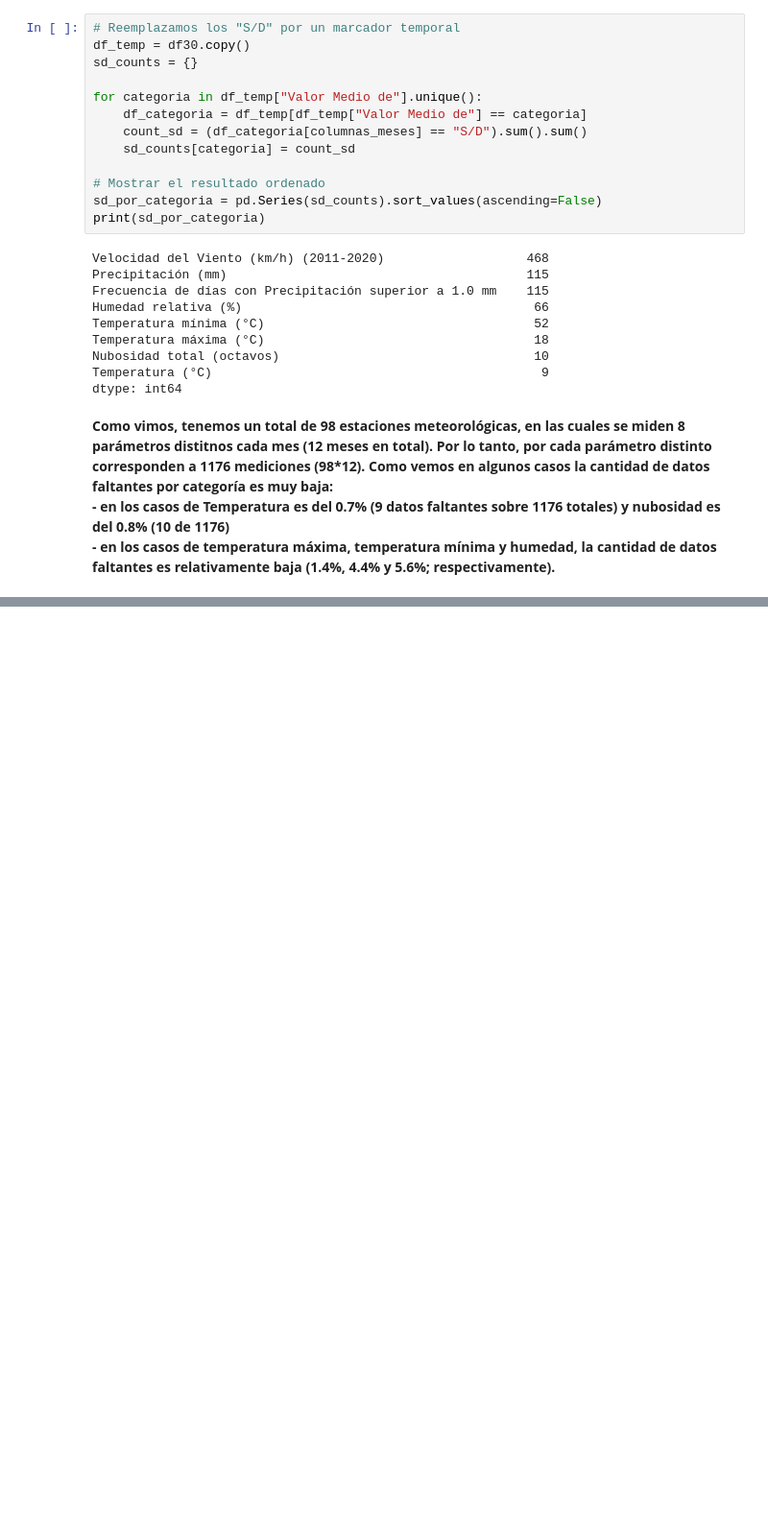
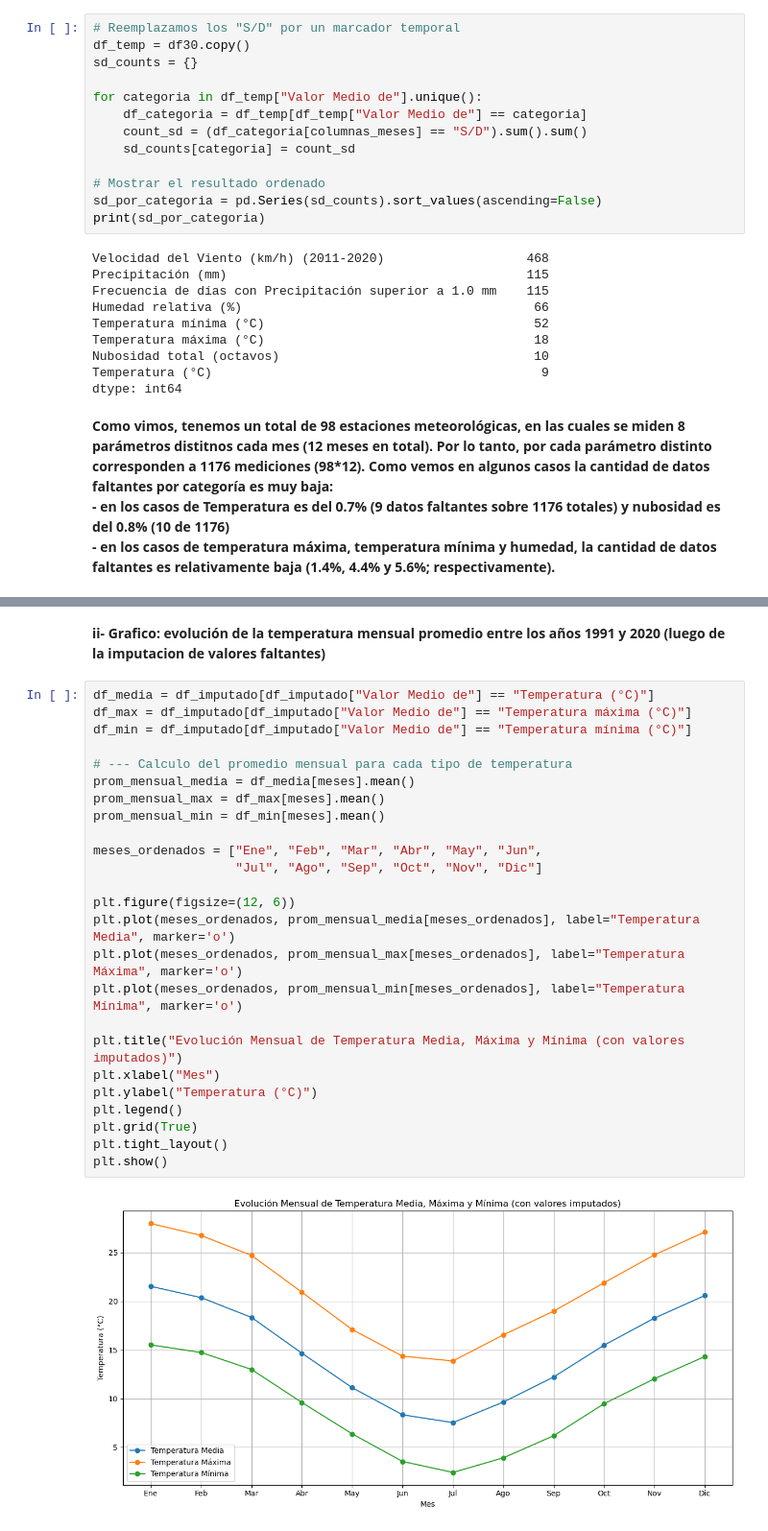
Before and after one commit to jFet1/AdD-TP, a Jupyter notebook: Trabajo_final_leandro.ipynb, the cells around one changed output, grey strips where cells are left out. Shown at 96% size. Saved outputs shown, nothing was run; the diff lists cells and outputs as text; blank space fills up the shorter version.

```diff
--- a/Trabajo_final_leandro.ipynb
+++ b/Trabajo_final_leandro.ipynb
@@ -392,0 +552,29 @@ graficar_grupo(df_aero, grupo_3, "Nubosidad y Días con Lluvia - Aeroparque",
+# %% [markdown]
+**ii- Grafico: evolución de la temperatura mensual promedio entre los años 1991 y 2020 (luego de la imputacion de valores faltantes)**
+# %%
+df_media = df_imputado[df_imputado["Valor Medio de"] == "Temperatura (°C)"]
+df_max = df_imputado[df_imputado["Valor Medio de"] == "Temperatura máxima (°C)"]
+df_min = df_imputado[df_imputado["Valor Medio de"] == "Temperatura mínima (°C)"]
+
+# --- Calculo del promedio mensual para cada tipo de temperatura
+prom_mensual_media = df_media[meses].mean()
+prom_mensual_max = df_max[meses].mean()
+prom_mensual_min = df_min[meses].mean()
+
+meses_ordenados = ["Ene", "Feb", "Mar", "Abr", "May", "Jun",
+                   "Jul", "Ago", "Sep", "Oct", "Nov", "Dic"]
+
+plt.figure(figsize=(12, 6))
+plt.plot(meses_ordenados, prom_mensual_media[meses_ordenados], label="Temperatura Media", marker='o')
+plt.plot(meses_ordenados, prom_mensual_max[meses_ordenados], label="Temperatura Máxima", marker='o')
+plt.plot(meses_ordenados, prom_mensual_min[meses_ordenados], label="Temperatura Mínima", marker='o')
+
+plt.title("Evolución Mensual de Temperatura Media, Máxima y Mínima (con valores imputados)")
+plt.xlabel("Mes")
+plt.ylabel("Temperatura (°C)")
+plt.legend()
+plt.grid(True)
+plt.tight_layout()
+plt.show()
+# %% [output]
+[figure, added]
```
Also changed, not shown: parts of 48 cells of this notebook, 1 other file.
